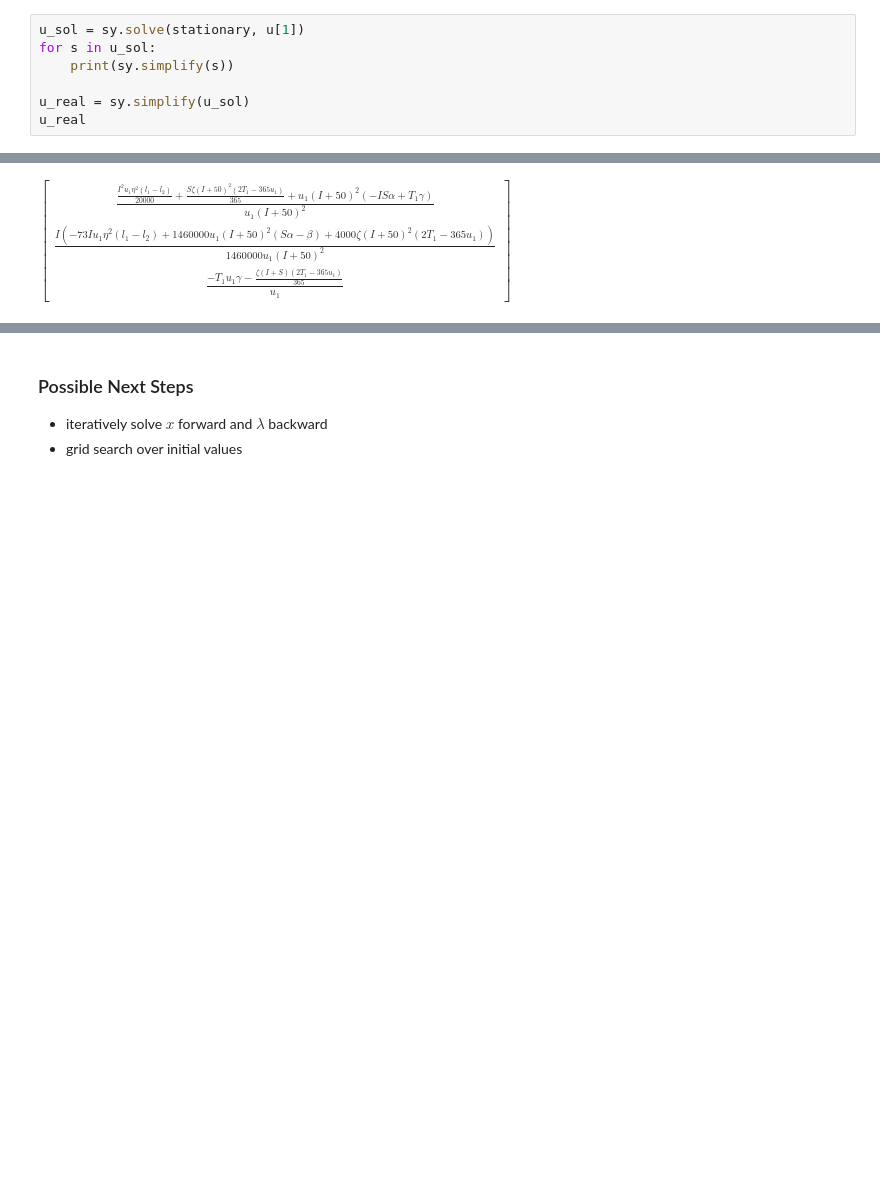
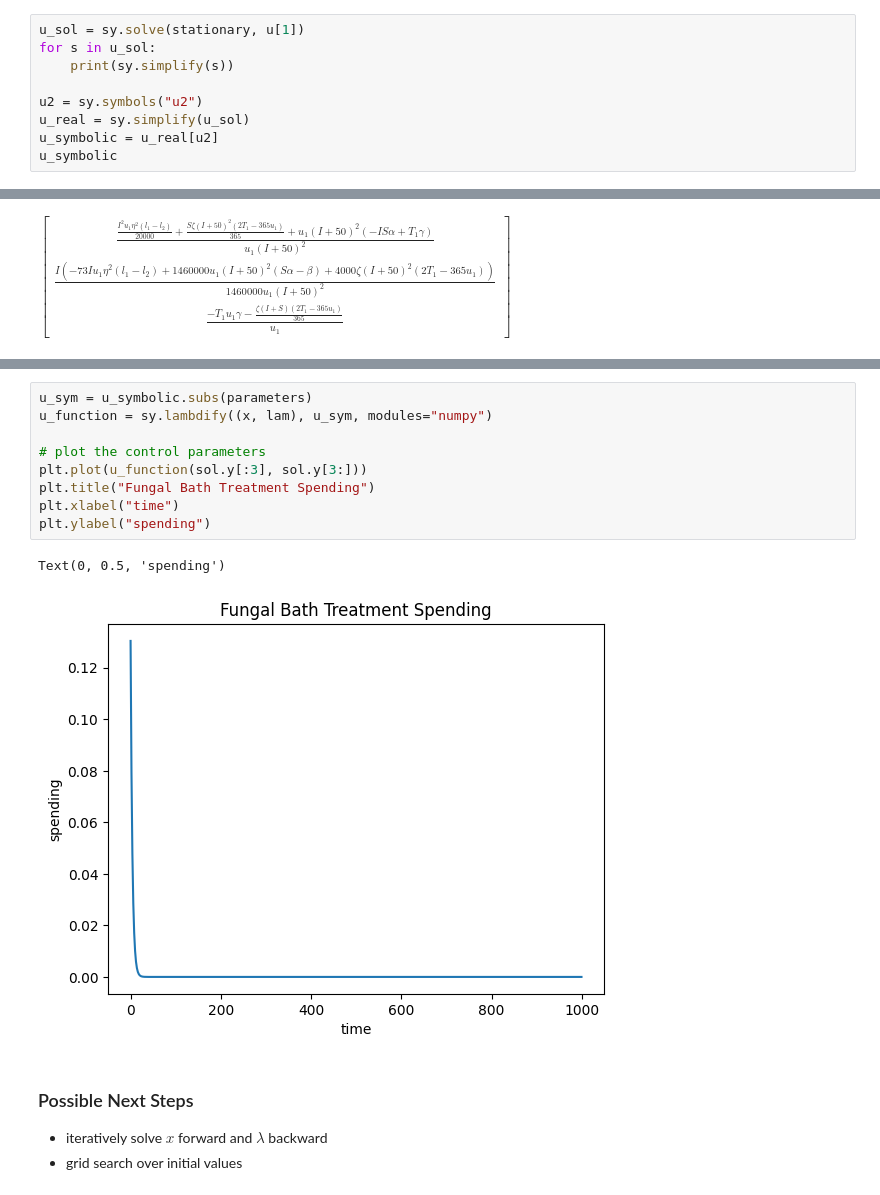
Before and after one commit to ACME-Vol4-Project1/save-axolotls-control, a Jupyter notebook: test_control.ipynb, the cells around one changed output, grey strips where cells are left out. Saved outputs shown, nothing was run; the diff lists cells and outputs as text; blank space fills up the shorter version.

Commit message:
testing different parameter values

```diff
--- a/test_control.ipynb
+++ b/test_control.ipynb
@@ -25,7 +25,9 @@ u_sol = sy.solve(stationary, u[1])
 for s in u_sol:
     print(sy.simplify(s))
 
+u2 = sy.symbols("u2")
 u_real = sy.simplify(u_sol)
-u_real
+u_symbolic = u_real[u2]
+u_symbolic
 # %% [output]
 u2
@@ -121,3 +127,15 @@ plt.show()
+# %%
+u_sym = u_symbolic.subs(parameters)
+u_function = sy.lambdify((x, lam), u_sym, modules="numpy")
+
+# plot the control parameters
+plt.plot(u_function(sol.y[:3], sol.y[3:]))
+plt.title("Fungal Bath Treatment Spending")
+plt.xlabel("time")
+plt.ylabel("spending")
+# %% [output]
+Text(0, 0.5, 'spending')
+[figure, added]
 # %% [markdown]
 ### Possible Next Steps
 
```
Also changed, not shown: parts of 8 cells of this notebook, 2 other files.
